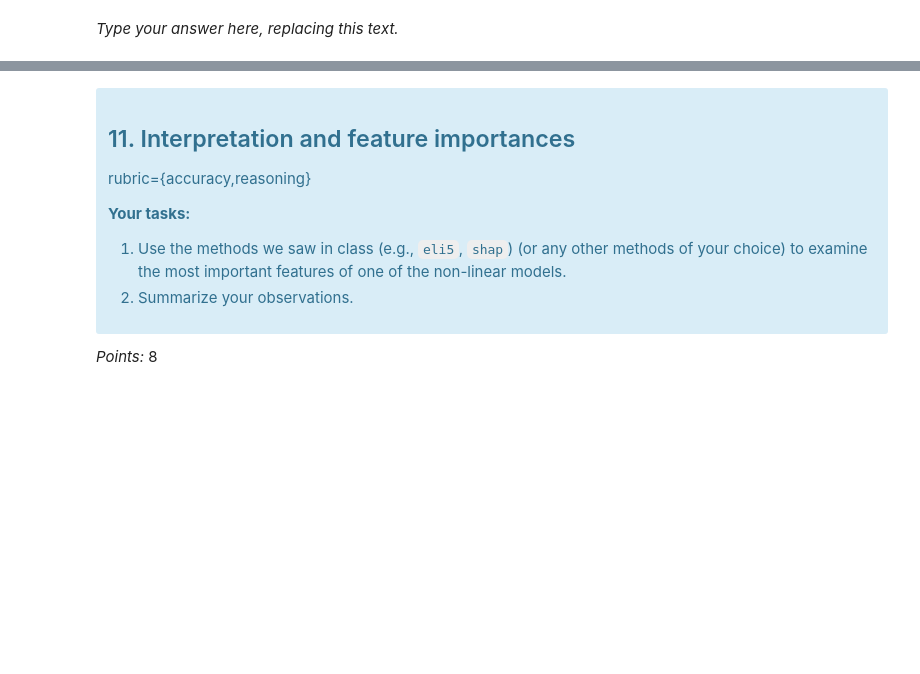
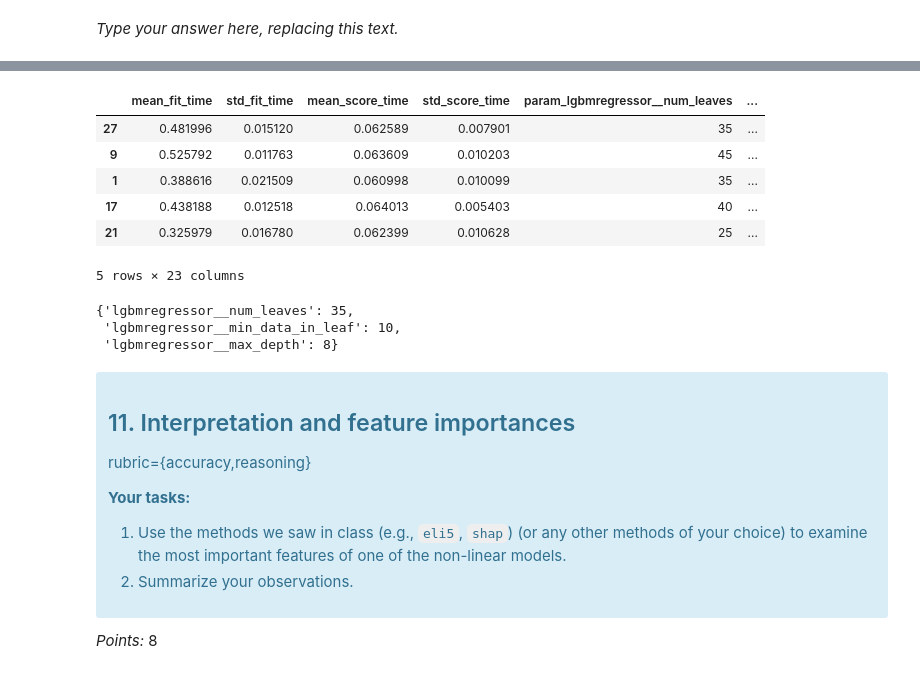
Before and after one commit to UBC-MDS/lab4_bnb_morris_eric, a Jupyter notebook: lab4.ipynb, the cells around one changed output, grey strips where cells are left out. Cells and saved outputs as stored; diff of their text form; code cells hidden in the pictures; blank space fills up the shorter version.

```diff
--- a/lab4.ipynb
+++ b/lab4.ipynb
@@ -568,0 +565,11 @@ Ellipsis
+# %%
+param_grid = {
+    "lgbmregressor__num_leaves": 5 * np.arange(1, 10, 1),
+    "lgbmregressor__min_data_in_leaf": 10 * np.arange(1, 10, 1),
+    "lgbmregressor__max_depth": 2 * np.arange(1, 8, 1)
+}
+random_search_lgbm = RandomizedSearchCV(
+    pipe_lgbm, param_grid, n_iter=30, cv=5, n_jobs=-1, return_train_score=True, random_state=573
+)
+
+random_search_lgbm.fit(X_train, y_train)
@@ -569,3 +595,19 @@ Ellipsis
+# %%
+pd.DataFrame(random_search_lgbm.cv_results_).sort_values(by="rank_test_score").head()
+# %% [output]
+|  | mean_fit_time | std_fit_time | mean_score_time | std_score_time | param_lgbmregressor__num_leaves | ... |
+| 27 | 0.481996 | 0.015120 | 0.062589 | 0.007901 | 35 | ... |
+| 9 | 0.525792 | 0.011763 | 0.063609 | 0.010203 | 45 | ... |
+| 1 | 0.388616 | 0.021509 | 0.060998 | 0.010099 | 35 | ... |
+| 17 | 0.438188 | 0.012518 | 0.064013 | 0.005403 | 40 | ... |
+| 21 | 0.325979 | 0.016780 | 0.062399 | 0.010628 | 25 | ... |
+5 rows × 23 columns
+# %%
+random_search_lgbm.best_params_
+# %% [output]
+{'lgbmregressor__num_leaves': 35,
+ 'lgbmregressor__min_data_in_leaf': 10,
+ 'lgbmregressor__max_depth': 8}
 # %% [markdown]
 <!-- END QUESTION -->
 
```
Also changed, not shown: parts of 8 cells of this notebook.
